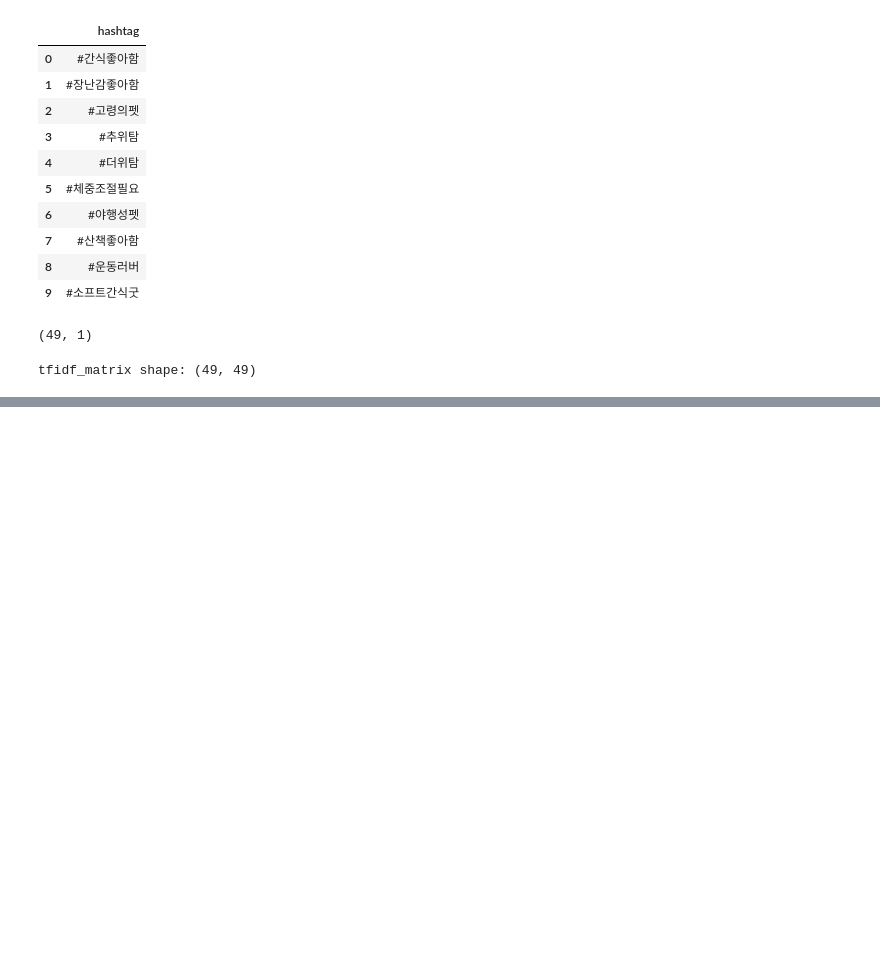
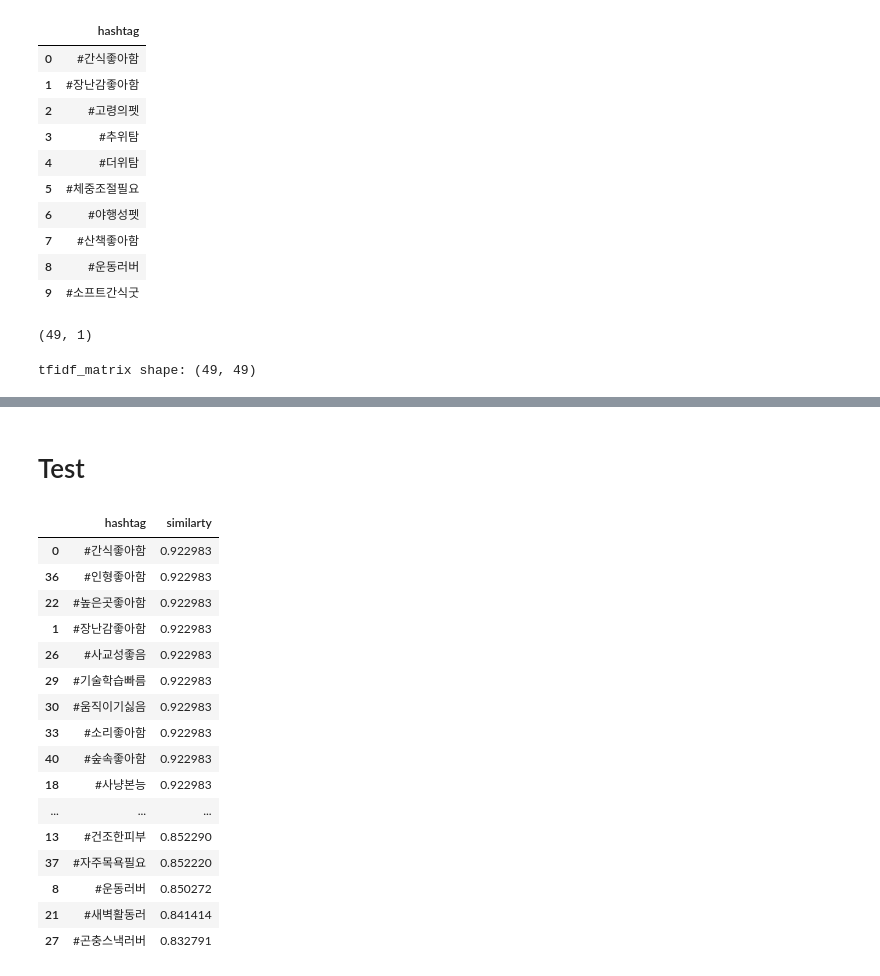
Before and after one commit to Likelion-MainHackaton-2team/Recommendation_model, a Jupyter notebook: hashtag_recommend/hashtag_similarty_model.ipynb, the cells around one changed output, grey strips where cells are left out. Cells and saved outputs as stored; diff of their text form; code cells hidden in the pictures; blank space fills up the shorter version.

```diff
--- a/hashtag_recommend/hashtag_similarty_model.ipynb
+++ b/hashtag_recommend/hashtag_similarty_model.ipynb
@@ -113,0 +112,30 @@ plt.show()
+# %% [markdown]
+# Test
+# %%
+test_text = "#길들이기힘듦"
+test_text = test_text.replace("#", "")
+test_text = test_text.split(" ")
+
+sim = extractor.get_bert_similarty_list(test_text, data_df['hashtag'].tolist())
+sim = pd.DataFrame({'hashtag': data_df['hashtag'].tolist(), 'similarty': sim})
+sim = sim.sort_values(by=['similarty'], ascending=False)
+
+sim
+# %% [output]
+|  | hashtag | similarty |
+| 0 | #간식좋아함 | 0.922983 |
+| 36 | #인형좋아함 | 0.922983 |
+| 22 | #높은곳좋아함 | 0.922983 |
+| 1 | #장난감좋아함 | 0.922983 |
+| 26 | #사교성좋음 | 0.922983 |
+| 29 | #기술학습빠름 | 0.922983 |
+| 30 | #움직이기싫음 | 0.922983 |
+| 33 | #소리좋아함 | 0.922983 |
+| 40 | #숲속좋아함 | 0.922983 |
+| 18 | #사냥본능 | 0.922983 |
+| ... | ... | ... |
+| 13 | #건조한피부 | 0.852290 |
+| 37 | #자주목욕필요 | 0.852220 |
+| 8 | #운동러버 | 0.850272 |
+| 21 | #새벽활동러 | 0.841414 |
+| 27 | #곤충스낵러버 | 0.832791 |
```
Also changed, not shown: parts of 7 cells of this notebook, 3 other files.
